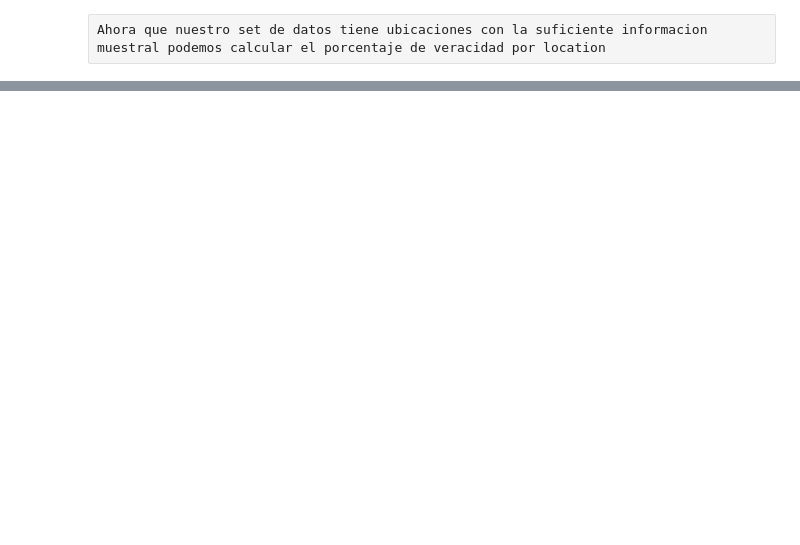
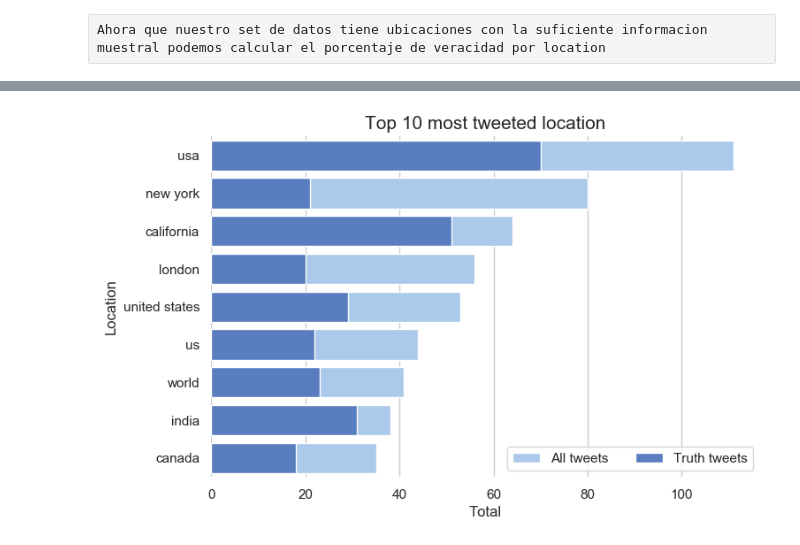
Before and after one commit to d-bizari/Organizacion-de-datos, a Jupyter notebook: TP1.ipynb, the cells around one changed output, grey strips where cells are left out. Cells and saved outputs as stored; diff of their text form; code cells hidden in the pictures; blank space fills up the shorter version.

```diff
--- a/TP1.ipynb
+++ b/TP1.ipynb
@@ -43,0 +94,22 @@ g = sns.barplot(x=droped_sorted['truth_percentage'].nlargest(10),y=droped_sorted
+# %%
+index_most_tweeted = data_grouped_location['target_count'].nlargest(10).index
+index_most_tweeted = index_most_tweeted.drop('unknown') #Ya que en la limpieza de datos determinamos que son valores desconocidos
+f, ax = plt.subplots(figsize=(8, 5))
+
+sns.set_color_codes("pastel")
+sns.barplot(x=data_grouped_location.loc[index_most_tweeted,'target_count'], y=index_most_tweeted,
+            label="All tweets", color="b")
+
+sns.set_color_codes("muted")
+sns.barplot(x=data_grouped_location.loc[index_most_tweeted,'target_sum'], y=index_most_tweeted,
+            label="Truth tweets", color="b")
+
+# Add a legend and informative axis label
+ax.set_title("Top 10 most tweeted location", fontsize = 15)
+ax.set_ylabel("Location", fontsize = 12)
+# ax.set_xlabel("Truth percentege", fontsize = 12)
+ax.legend(ncol=2, loc="lower right", frameon=True)
+ax.set(ylabel="Location",xlabel="Total")
+sns.despine(left=True, bottom=True)
+# %% [output]
+[figure, added]
```
Also changed, not shown: parts of 10 cells of this notebook.
